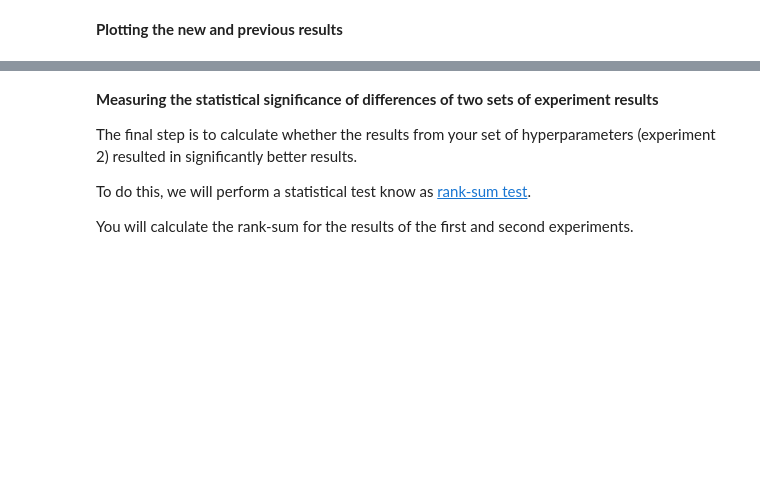
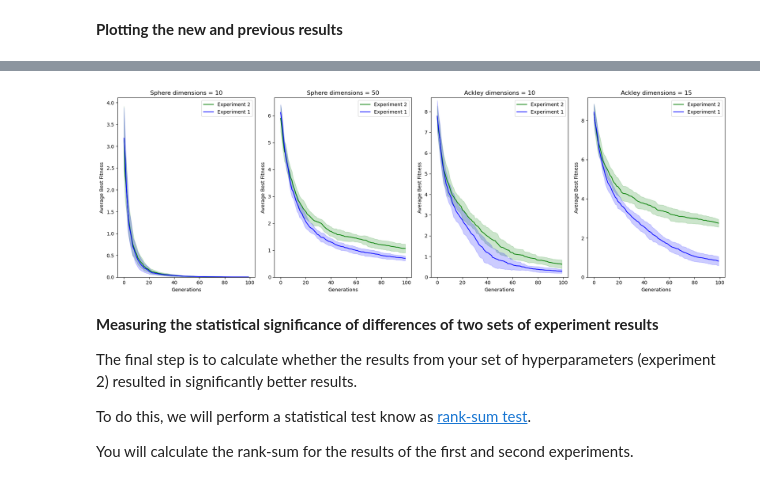
Before and after one commit to Tao-Yida/VU-CI-Assignment2024, a Jupyter notebook: assignment_2.ipynb, the cells around one changed output, grey strips where cells are left out. Saved outputs shown, nothing was run; the diff lists cells and outputs as text; code cells hidden in the pictures; blank space fills up the shorter version.

```diff
--- a/assignment_2.ipynb
+++ b/assignment_2.ipynb
@@ -554,27 +625,25 @@ Optionally, you can also improve your algorithm by implementing/changing strateg
 # %%
 ################################################################
-
-population_size = [  # ADJUST THESE VALUES
+"""
+Same hyperparameters with different parent and survivor selection strategies
+"""
+population_size_2 = [  # ADJUST THESE VALUES
     50,
     50,
     50,
     50,
 ]
-p_crossover = [  # ADJUST THESE VALUES
+p_crossover_2 = [  # ADJUST THESE VALUES
     0.8,
     0.8,
     0.8,
     0.8,
 ]
-m_rate = [  # ADJUST THESE VALUES
+m_rate_2 = [  # ADJUST THESE VALUES
     0.1,
     0.1,
     0.1,
     0.1,
 ]
 
-
-# raise NotImplementedError
-# Remove the line above once you've made the changes you want
-
 ################################################################
@@ -581,9 +675,13 @@ m_rate = [  # ADJUST THESE VALUES
 # %% [markdown]
 **Running the experiment again**
 # %%
-avgs_experiment_2, stds_experiment_2, all_runs_experiment_2 = run_experiment(
-    population_size, p_crossover, m_rate
+avgs_experiment_2, stds_experiment_2, all_runs_experiment_3 = run_experiment(
+    population_size_2, p_crossover_2, m_rate_2
 )
+# %%
+avgs_experiment_3, stds_experiment_3, all_runs_experiment_3 = run_experiment(
+    population_size_3, p_crossover_3, m_rate_3
+)
 # %% [markdown]
 **Plotting the new and previous results**
 # %%
@@ -606,3 +706,27 @@ generate_subplot_function(
+# %%
+# Between Experiment 2 and Experiment 3
+labels = [
+    "Sphere dimensions = 10",
+    "Sphere dimensions = 50",
+    "Ackley dimensions = 10",
+    "Ackley dimensions = 15",
+]  # DO NOT CHANGE
+
+"""
+Experiment 1: Experiment 2 in the case above
+Experiment 2: Experiment 3 in the case above
+"""
+generate_subplot_function(
+    avgs_experiment_2,
+    stds_experiment_2,
+    labels,
+    avgs_experiment_2=avgs_experiment_3,
+    stds_experiment_2=stds_experiment_3,
+    n_columns=4,
+    n_queens=None,
+)
+# %% [output]
+[figure, added]
 # %% [markdown]
 **Measuring the statistical significance of differences of two sets of experiment results**
 
```
Also changed, not shown: parts of 12 cells of this notebook.
